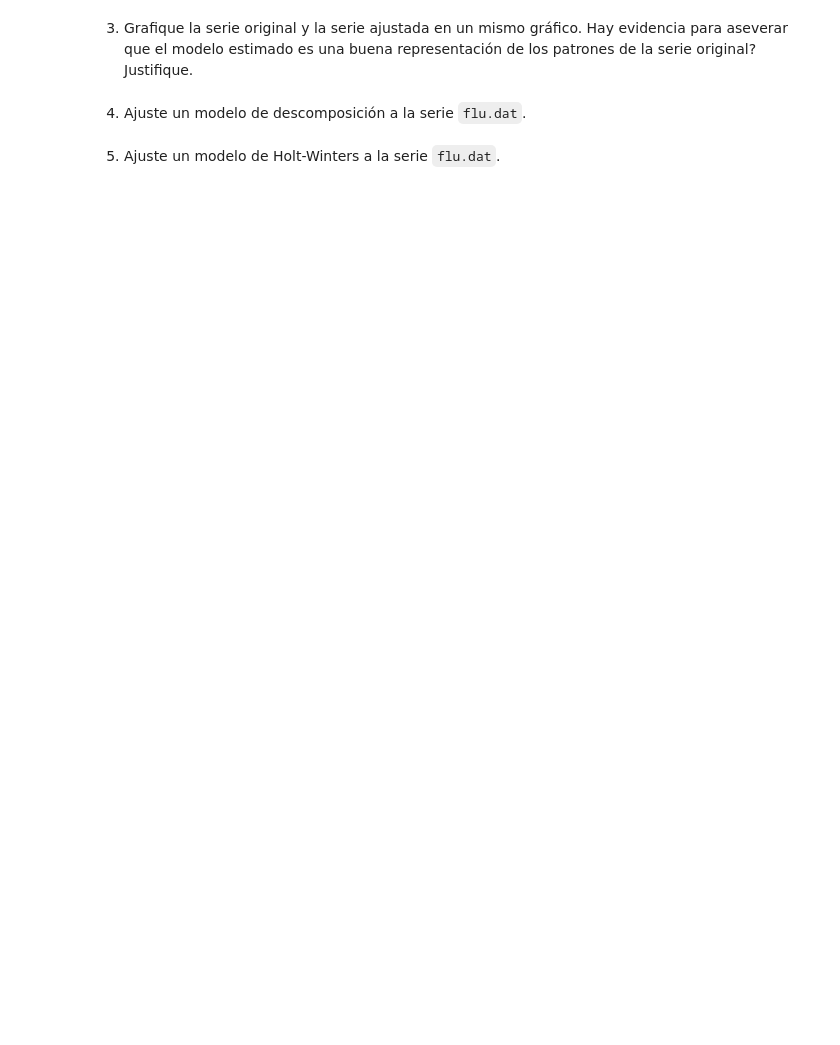
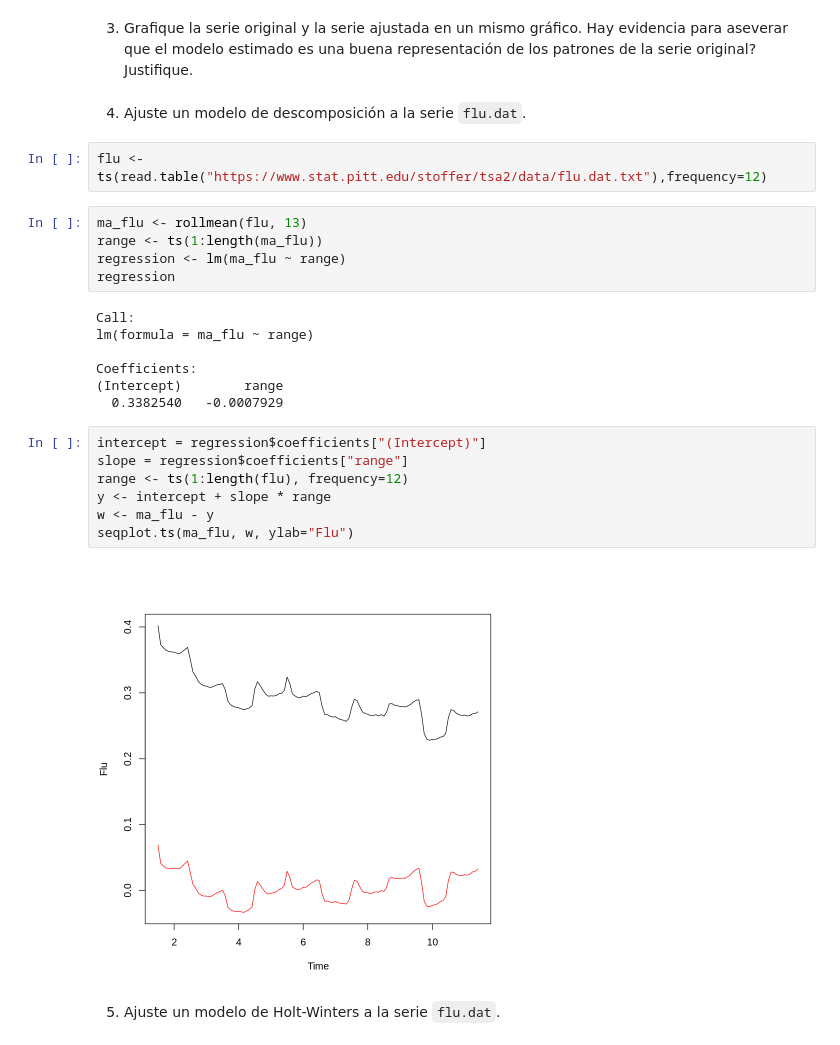
Before and after one commit to brunomb97/mat267-proyectos, a Jupyter notebook: proyecto01/proyecto01.ipynb, the cells around one changed output. Saved outputs shown, nothing was run; the diff lists cells and outputs as text; blank space fills up the shorter version.

````diff
--- a/proyecto01/proyecto01.ipynb
+++ b/proyecto01/proyecto01.ipynb
@@ -53,5 +72,28 @@ donde $\epsilon_t$ es un ruido blanco con varianza $\sigma^2$.
 3. Grafique la serie original y la serie ajustada en un mismo gráfico. Hay evidencia para aseverar que el modelo estimado es una buena representación de los patrones de la serie original? Justifique.
 # %% [markdown]
 4. Ajuste un modelo de descomposición a la serie ```flu.dat```.
+# %%
+flu <- ts(read.table("https://www.stat.pitt.edu/stoffer/tsa2/data/flu.dat.txt"),frequency=12)
+# %%
+ma_flu <- rollmean(flu, 13)
+range <- ts(1:length(ma_flu))
+regression <- lm(ma_flu ~ range)
+regression
+# %% [output]
+Call:
+lm(formula = ma_flu ~ range)
+
+Coefficients:
+(Intercept)        range
+  0.3382540   -0.0007929
+# %%
+intercept = regression$coefficients["(Intercept)"]
+slope = regression$coefficients["range"]
+range <- ts(1:length(flu), frequency=12)
+y <- intercept + slope * range
+w <- ma_flu - y
+seqplot.ts(ma_flu, w, ylab="Flu")
+# %% [output]
+[figure, added]
 # %% [markdown]
 5. Ajuste un modelo de Holt-Winters a la serie ```flu.dat```.
````
Also changed, not shown: parts of 14 cells of this notebook.
